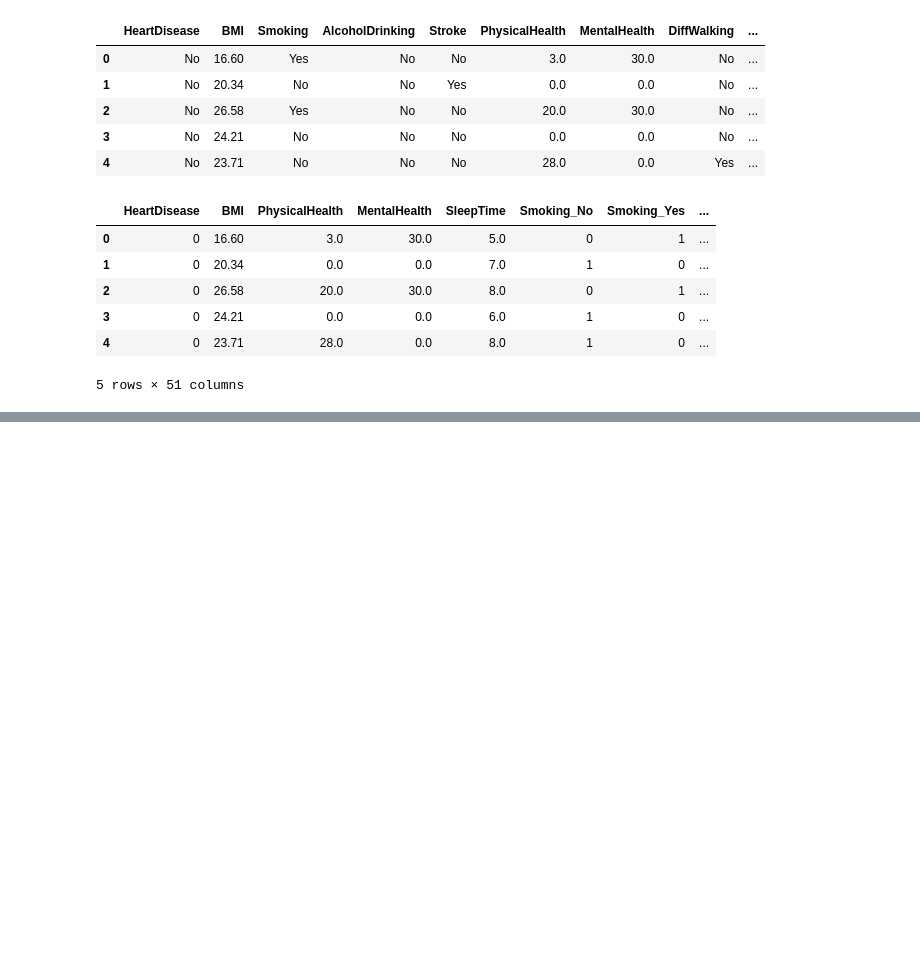
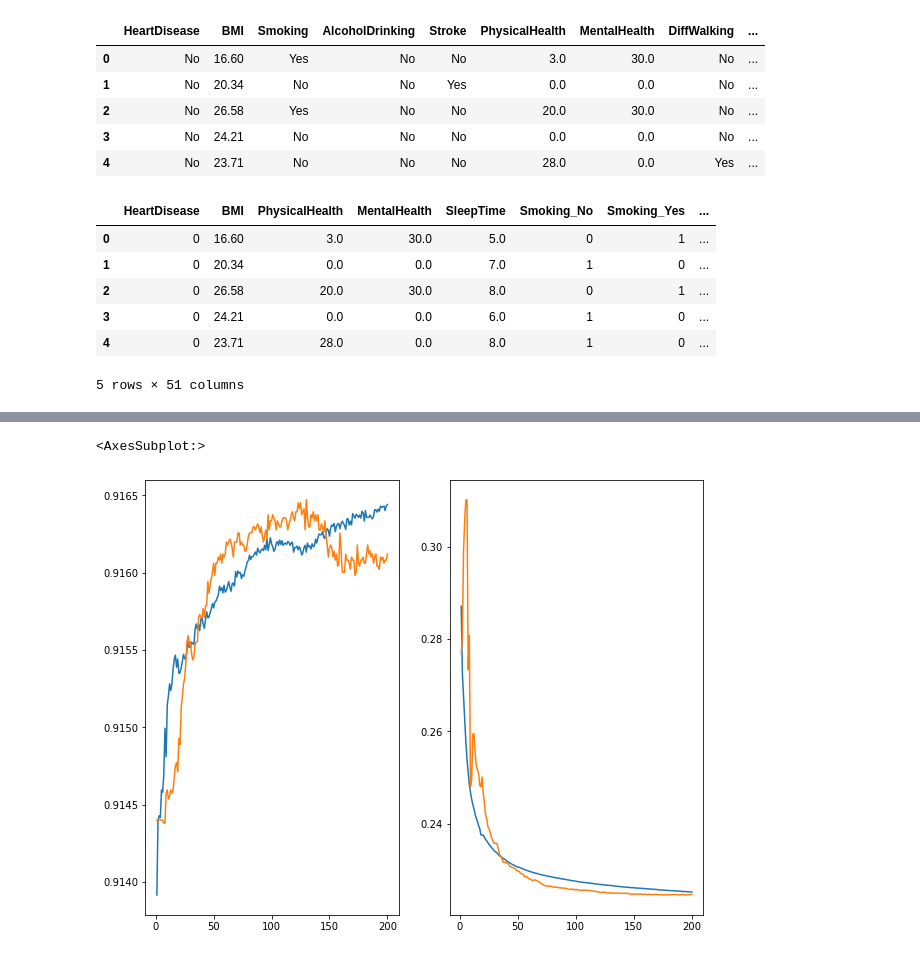
Before and after one commit to pixieghosh/MLprac, a Jupyter notebook: heartdisease_classification.ipynb, the cells around one changed output, grey strips where cells are left out. Saved outputs shown, nothing was run; the diff lists cells and outputs as text; code cells hidden in the pictures; blank space fills up the shorter version.

```diff
--- a/heartdisease_classification.ipynb
+++ b/heartdisease_classification.ipynb
@@ -23,7 +26,8 @@ catcols = ['Smoking', 'AlcoholDrinking', 'Stroke',
 data = pd.get_dummies(data, columns = catcols)
 data['HeartDisease'] = LabelBinarizer().fit_transform(data['HeartDisease'])
 # %%
-x_train,y_train,x_test,y_test = train_test_split(data.drop('HeartDisease', axis = 1), data['HeartDisease'], test_size= 0.2, shuffle= True, stratify= data['HeartDisease'], random_state= 777)
+x_train,x_test,y_train,y_test = train_test_split(data.drop('HeartDisease', axis = 1), data['HeartDisease'], test_size= 0.2, shuffle= True, stratify= data['HeartDisease'], random_state= 777)
+x_train,x_val,y_train,y_val = train_test_split(x_train, y_train, test_size= 0.2, shuffle= True, stratify= y_train, random_state= 777)
 # %%
 data.head()
 # %% [output]
@@ -50,17 +54,20 @@ class HeartDiseaseNet(nn.Module):
         return self.model(x)
 # %%
 #preparing for training
-epochs = 5
+epochs = 200
 batch_size = 1024
 batch_count = x_train.shape[0]/batch_size if x_train.shape[0]%batch_size == 0 else (x_train.shape[0]//batch_size) + 1
 learning_rate = 0.05
-loss_fn = nn.BCELoss()
+loss_fn = nn.BCELoss() # loss for binary classification # Binary Cross Entropy
 model = HeartDiseaseNet()
 model = model.to(device = 'cuda')
 optim = torch.optim.SGD(model.parameters(),lr = learning_rate)
 # %%
 #training loop
+epoc_hist = {'train_acc':[],'train_loss':[],'val_acc': [], 'val_loss': []}
 for epoch in range(0,epochs): #epoch loop
+    batch_acc = []
+    batch_loss = []
     for batch in range(0,batch_count): # batch loop
         x_batch = torch.from_numpy(x_train.iloc[batch*batch_size:(batch+1)*batch_size,:].values).to(dtype=torch.float32, device= 'cuda')
         y_batch = torch.from_numpy(y_train.iloc[batch*batch_size:(batch+1)*batch_size].values.reshape(-1,1)).to(dtype=torch.float32, device= 'cuda')
@@ -69,3 +76,15 @@ for epoch in range(0,epochs): #epoch loop
         optim.zero_grad() # resets the optimizer
         loss.backward() # doing first derivative (calc gradients)
         optim.step() # adjusting weights
+        batch_loss.append(loss.item())
+        batch_acc.append(accuracy_score(y_batch.cpu().detach().numpy(),[1 if prob > 0.5 else 0 for prob in probs.cpu().detach().numpy()]))
+        if batch%20 == 0:
+            print(f'batch {batch} loss: {batch_loss[-1]}, accuracy: {batch_acc[-1]}')
+    epoc_hist['train_acc'].append(np.average(batch_acc))
+    epoc_hist['train_loss'].append(np.average(batch_loss))
+    probs_val = model.forward(torch.from_numpy(x_val.values).to(dtype=torch.float32, device= 'cuda'))
+    loss_val = loss_fn(probs_val, torch.from_numpy(y_val.values.reshape(-1,1)).to(dtype=torch.float32, device= 'cuda'))
+    epoc_hist['val_acc'].append(accuracy_score(y_val,[1 if prob > 0.5 else 0 for prob in probs_val.cpu().detach().numpy()]))
+    epoc_hist['val_loss'].append(loss_val.item())
+    print(f'training loss: {epoc_hist["train_loss"][-1]}, accuracy: {epoc_hist["train_acc"][-1]}')
+    print(f'validation loss: {epoc_hist["val_loss"][-1]}, accuracy: {epoc_hist["val_acc"][-1]}')
@@ -71,0 +109,9 @@ for epoch in range(0,epochs): #epoch loop
+# %%
+fig, (ax1, ax2) = plt.subplots(nrows = 1, ncols = 2, figsize = (10,8))
+sns.lineplot(x = range(1,epochs + 1), y = epoc_hist['train_acc'], ax = ax1)
+sns.lineplot(x = range(1,epochs + 1), y = epoc_hist['val_acc'], ax = ax1)
+sns.lineplot(x = range(1,epochs + 1), y = epoc_hist['train_loss'], ax = ax2)
+sns.lineplot(x = range(1,epochs + 1), y = epoc_hist['val_loss'], ax = ax2)
+# %% [output]
+<AxesSubplot:>
+[figure, added]
```
Also changed, not shown: parts of 2 cells of this notebook.
